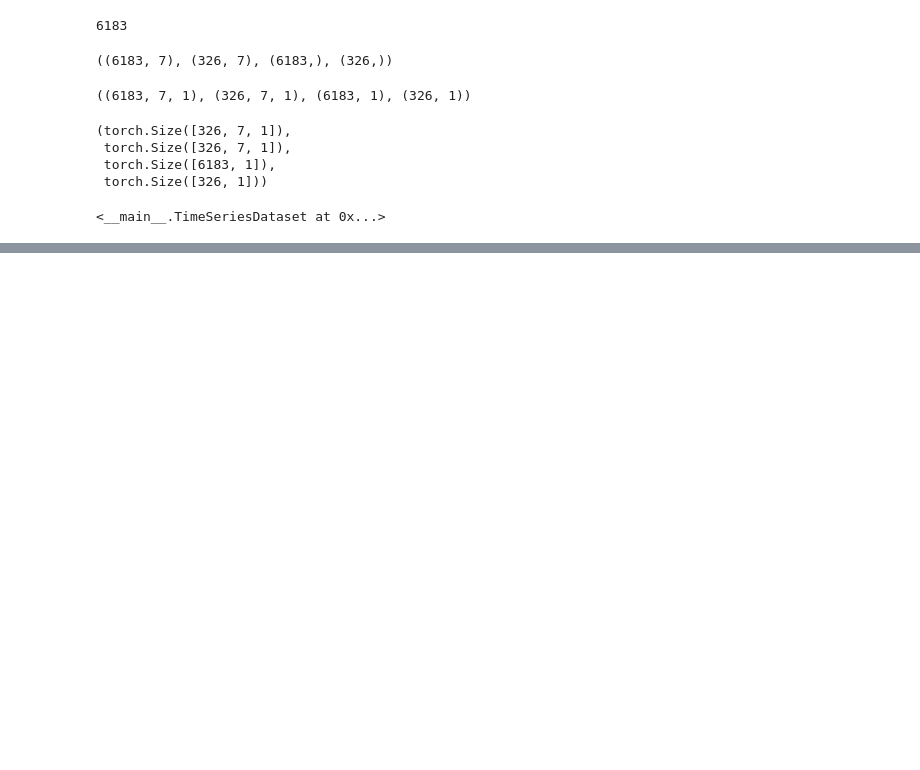
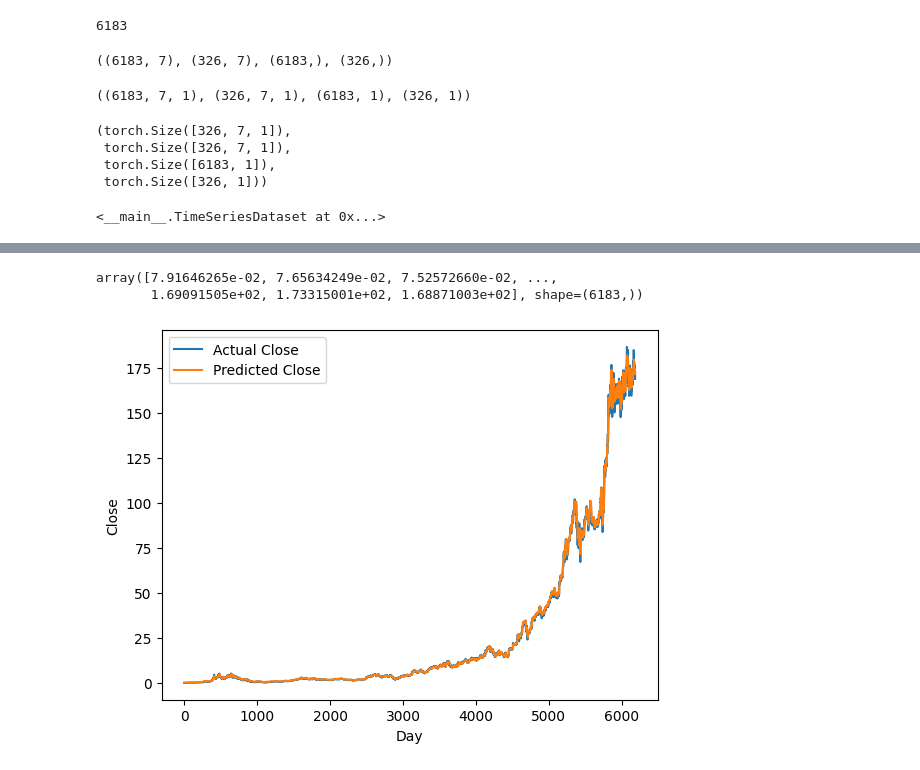
Before and after one commit to IlijaMihajlovic/Amazon-Stock-Price-Forecasting-Using-LSTM-Neural-Networks, a Jupyter notebook: Amazon_Stock_Forcasting_With_LSTM.ipynb, the cells around one changed output, grey strips where cells are left out. Drawn from its saved outputs; the diff is of its cells as text; code cells hidden in the pictures; blank space fills up the shorter version.

```diff
--- a/Amazon_Stock_Forcasting_With_LSTM.ipynb
+++ b/Amazon_Stock_Forcasting_With_LSTM.ipynb
@@ -209,0 +357,23 @@ train_dataset
+# %%
+# Prepare dummy array for inverse transformation
+dummies = np.zeros((X_train.shape[0], lookback + 1))
+dummies[:, 0] = np.array(y_train).flatten()
+
+# Apply inverse transformation using the original scaler
+dummies = scaler.inverse_transform(dummies)
+
+# Extract the original target values (rescaled)
+new_y_train = dc(dummies[:, 0])
+new_y_train
+# %% [output]
+array([7.91646265e-02, 7.65634249e-02, 7.52572660e-02, ...,
+       1.69091505e+02, 1.73315001e+02, 1.68871003e+02], shape=(6183,))
+# %%
+plt.plot(new_y_train, label='Actual Close')
+plt.plot(train_predictions, label='Predicted Close')
+plt.xlabel('Day')
+plt.ylabel('Close')
+plt.legend()
+plt.show()
+# %% [output]
+[figure, added]
```
Also changed, not shown: parts of 12 cells of this notebook.
